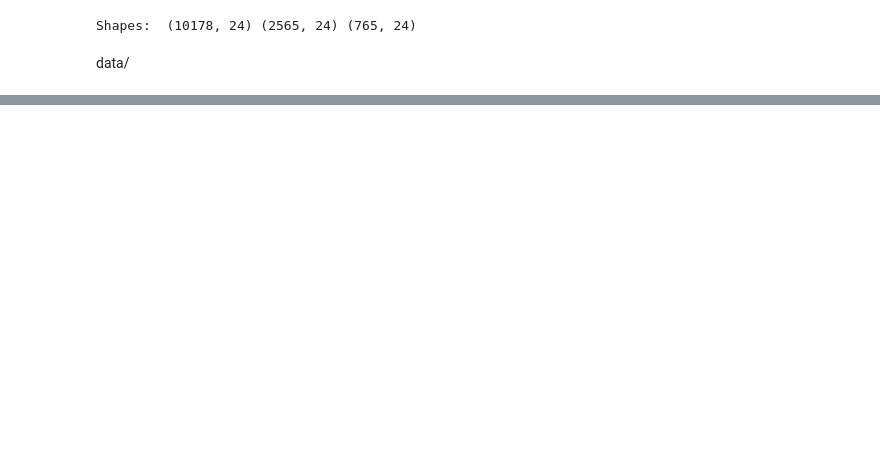
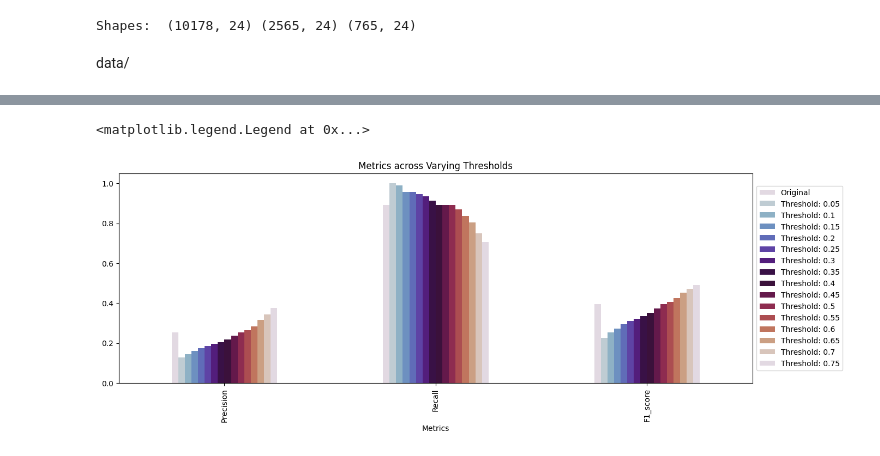
Before and after one commit to frankfaisca/machine-learning, a Jupyter notebook: ex3_balanceData.ipynb, the cells around one changed output, grey strips where cells are left out. Saved outputs shown, nothing was run; the diff lists cells and outputs as text; code cells hidden in the pictures; blank space fills up the shorter version.

```diff
--- a/ex3_balanceData.ipynb
+++ b/ex3_balanceData.ipynb
@@ -115,0 +150,30 @@ print("Mean Square Error:", mean_squared_error(y_test,test))
+# %%
+# Threshold
+
+cols = ['Metrics', 'Original']
+adj_threshold = pd.DataFrame()
+adj_threshold['Original'] = metrics_original
+thresholds = [ j/20 for j in range(1,16)]
+for i in thresholds:
+
+    y_pred_new_threshold = (gbr.predict_proba(X_test)[:,1]>=i).astype(int)
+
+     #calculating the threshold with respect to class 1
+
+    precision_adj_threshold =  round(precision_score(y_test, y_pred_new_threshold, average='binary'), 4)
+    recall_adj_threshold = round(recall_score(y_test, y_pred_new_threshold, average='binary'), 4)
+    F1_score_adj_threshold =  round((f1_score(y_test, y_pred_new_threshold, average='binary')), 4)
+    metrics_adj_threshold = [precision_adj_threshold, recall_adj_threshold, F1_score_adj_threshold]
+    name = 'Threshold: ' + str(i)
+    adj_threshold[name] = metrics_adj_threshold
+    cols.append(name)
+
+
+adj_threshold.index = ['Precision', 'Recall', 'F1_score']
+adj_threshold = adj_threshold.reset_index()
+adj_threshold.columns = cols
+adj_threshold.transpose()
+
+adj_threshold1 = adj_threshold.transpose().iloc[1:, :]
+adj_threshold1.columns = adj_threshold.iloc[:,0]
+adj_threshold1
@@ -115,0 +198,10 @@ print("Mean Square Error:", mean_squared_error(y_test,test))
+# %%
+adj_threshold.plot(x='Metrics',
+        kind='bar',
+        stacked=False,
+        title='Metrics across Varying Thresholds',
+        figsize=(15, 5),
+        cmap = 'twilight').legend(loc='center left',bbox_to_anchor=(1.0, 0.5))
+# %% [output]
+<matplotlib.legend.Legend at 0x...>
+[figure, added]
```
Also changed, not shown: parts of 21 cells of this notebook.
